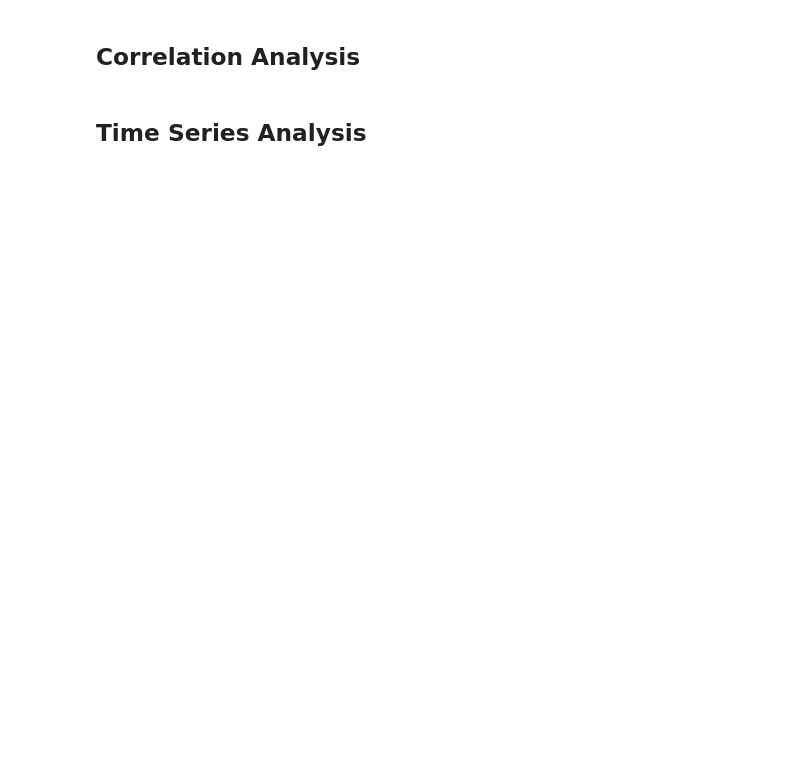
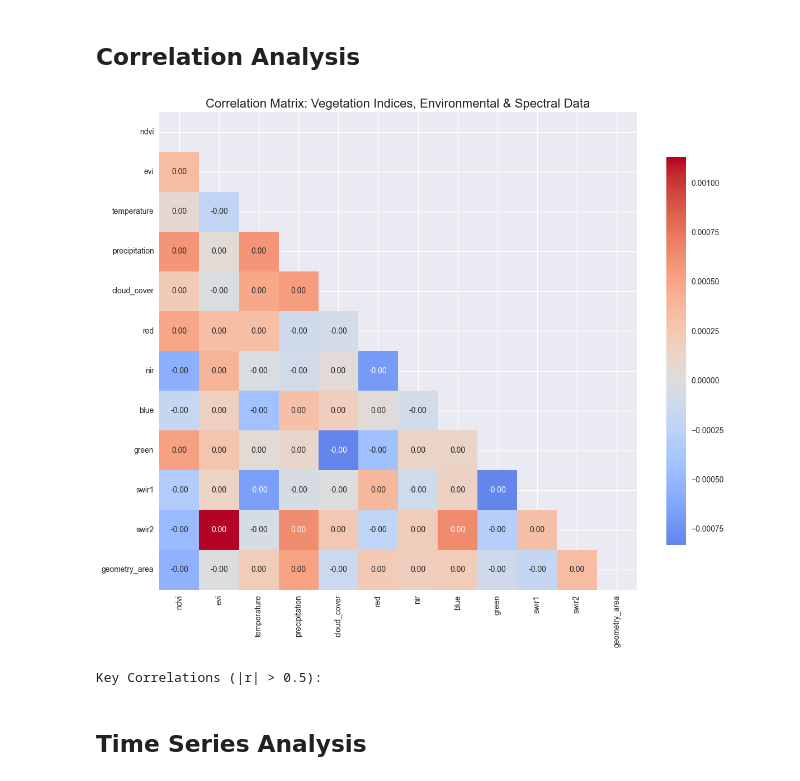
Before and after one commit to ranerp/lake-sandbox, a Jupyter notebook: src/lake_sandbox/examples/deltalake_analysis.ipynb, the cells around one changed output. Cells and saved outputs as stored; diff of their text form; code cells hidden in the pictures; blank space fills up the shorter version.

```diff
--- a/src/lake_sandbox/examples/deltalake_analysis.ipynb
+++ b/src/lake_sandbox/examples/deltalake_analysis.ipynb
@@ -135,20 +227,33 @@ plt.show()
 # %% [markdown]
 ## Correlation Analysis
 # %%
-# Correlation matrix
-numeric_cols = ["ndvi", "evi", "savi", "cloud_cover", "observation_quality"]
-corr_matrix = df[numeric_cols].corr()
+# Correlation matrix for all numeric variables
+numeric_cols = ["ndvi", "evi", "temperature", "precipitation", "cloud_cover", "red", "nir", "blue", "green", "swir1", "swir2", "geometry_area"]
+available_cols = [col for col in numeric_cols if col in df.columns]
+corr_matrix = df[available_cols].corr()
 
-plt.figure(figsize=(10, 8))
+plt.figure(figsize=(12, 10))
 mask = np.triu(np.ones_like(corr_matrix, dtype=bool))
 sns.heatmap(corr_matrix, mask=mask, annot=True, cmap='coolwarm', center=0,
-            square=True, fmt='.3f', cbar_kws={"shrink": .8})
-plt.title("Correlation Matrix: Vegetation Indices and Environmental Factors", fontsize=16)
+            square=True, fmt='.2f', cbar_kws={"shrink": .8})
+plt.title("Correlation Matrix: Vegetation Indices, Environmental & Spectral Data", fontsize=16)
 plt.tight_layout()
 plt.show()
 
-print("Correlation Matrix:")
-print(corr_matrix.round(3))
+print("Key Correlations (|r| > 0.5):")
+# Find strong correlations
+corr_pairs = []
+for i in range(len(corr_matrix.columns)):
+    for j in range(i+1, len(corr_matrix.columns)):
+        corr_val = corr_matrix.iloc[i, j]
+        if abs(corr_val) > 0.5:
+            corr_pairs.append((corr_matrix.columns[i], corr_matrix.columns[j], corr_val))
+
+for var1, var2, corr in sorted(corr_pairs, key=lambda x: abs(x[2]), reverse=True):
+    print(f"  {var1} ↔ {var2}: {corr:.3f}")
+# %% [output]
+[figure, added]
+Key Correlations (|r| > 0.5):
 # %% [markdown]
 ## Time Series Analysis
 # %%
```
Also changed, not shown: parts of 18 cells of this notebook, 3 other files.
